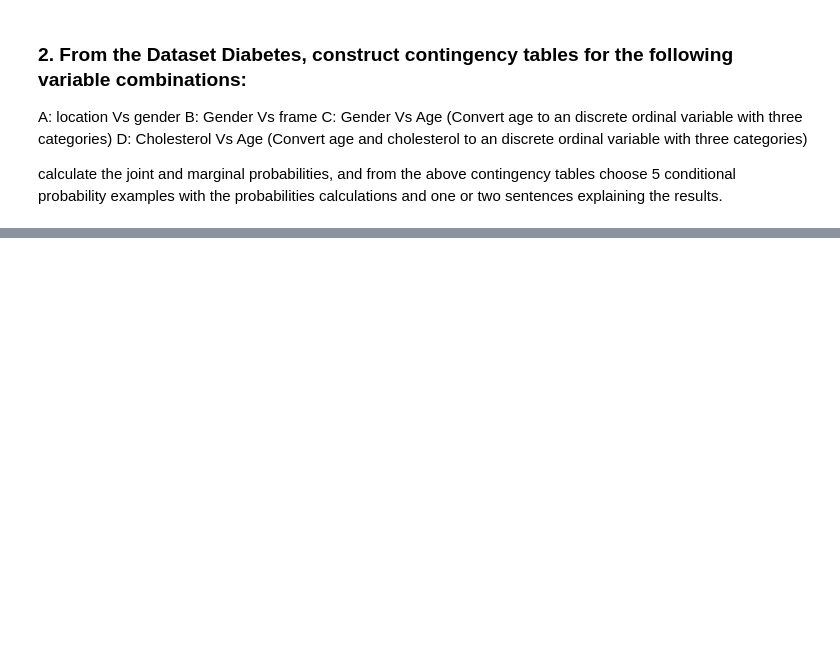
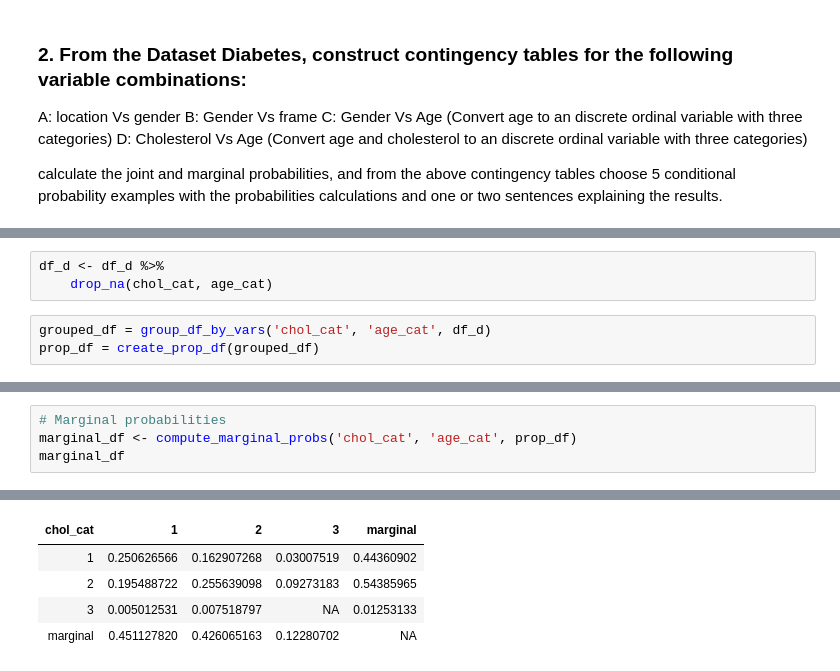
Before and after one commit to abchapman93/BMI_Prob_Stats, a Jupyter notebook: Module/Week_3/Homework 2..ipynb, the cells around one changed output, grey strips where cells are left out. Drawn from its saved outputs; the diff is of its cells as text; blank space fills up the shorter version.

```diff
--- a/Module/Week_3/Homework 2..ipynb
+++ b/Module/Week_3/Homework 2..ipynb
@@ -15,0 +334,6 @@ calculate the joint and marginal probabilities, and from the above contingency t
+# %%
+df_d <- df_d %>%
+    drop_na(chol_cat, age_cat)
+# %%
+grouped_df = group_df_by_vars('chol_cat', 'age_cat', df_d)
+prop_df = create_prop_df(grouped_df)
@@ -15,0 +349,5 @@ calculate the joint and marginal probabilities, and from the above contingency t
+# %%
+# Marginal probabilities
+marginal_df <- compute_marginal_probs('chol_cat', 'age_cat', prop_df)
+marginal_df
+# %% [output]
@@ -15,0 +357,5 @@ calculate the joint and marginal probabilities, and from the above contingency t
+| chol_cat | 1 | 2 | 3 | marginal |
+| 1 | 0.250626566 | 0.162907268 | 0.03007519 | 0.44360902 |
+| 2 | 0.195488722 | 0.255639098 | 0.09273183 | 0.54385965 |
+| 3 | 0.005012531 | 0.007518797 | NA | 0.01253133 |
+| marginal | 0.451127820 | 0.426065163 | 0.12280702 | NA |
```
Also changed, not shown: parts of 40 cells of this notebook.
